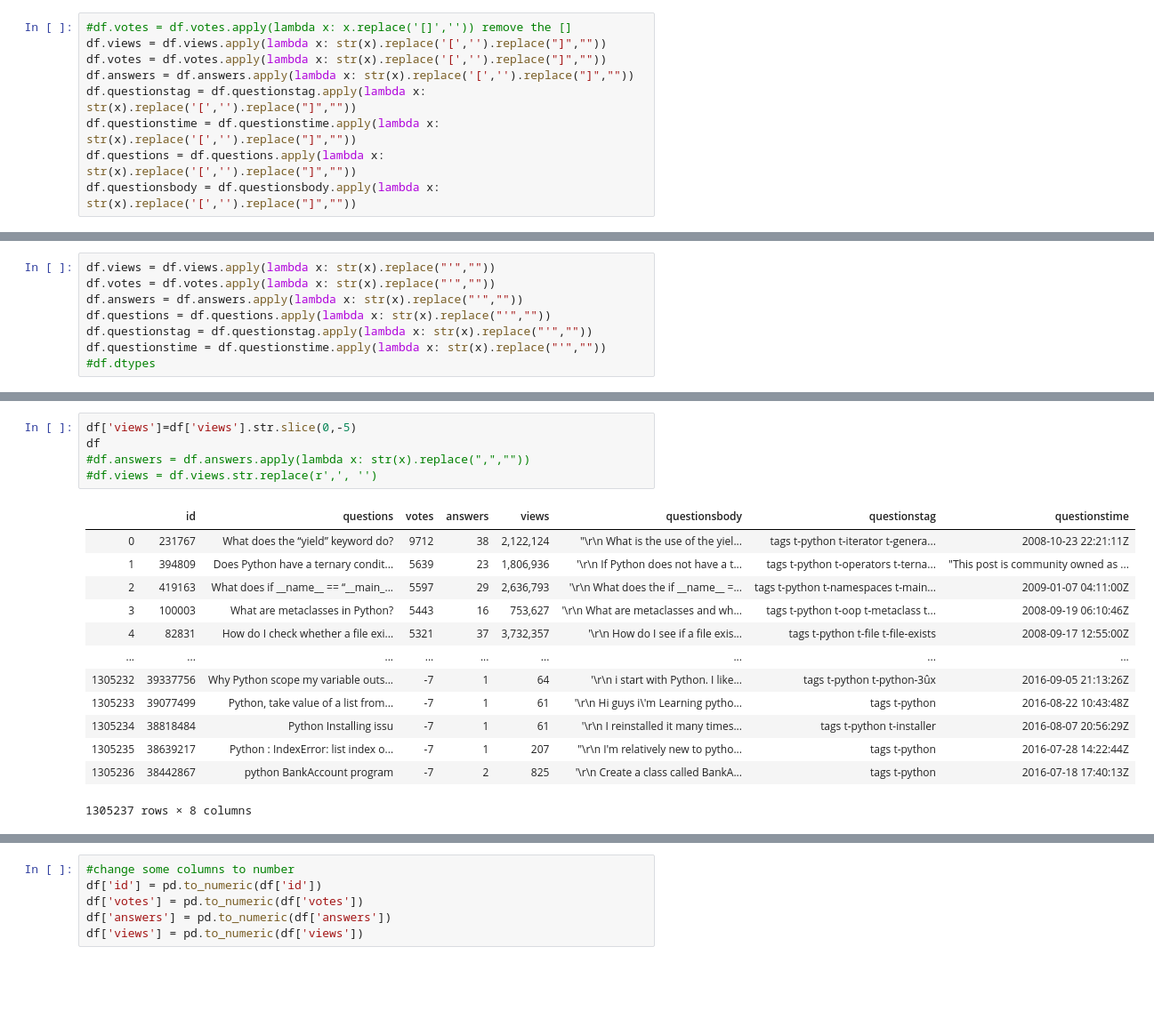
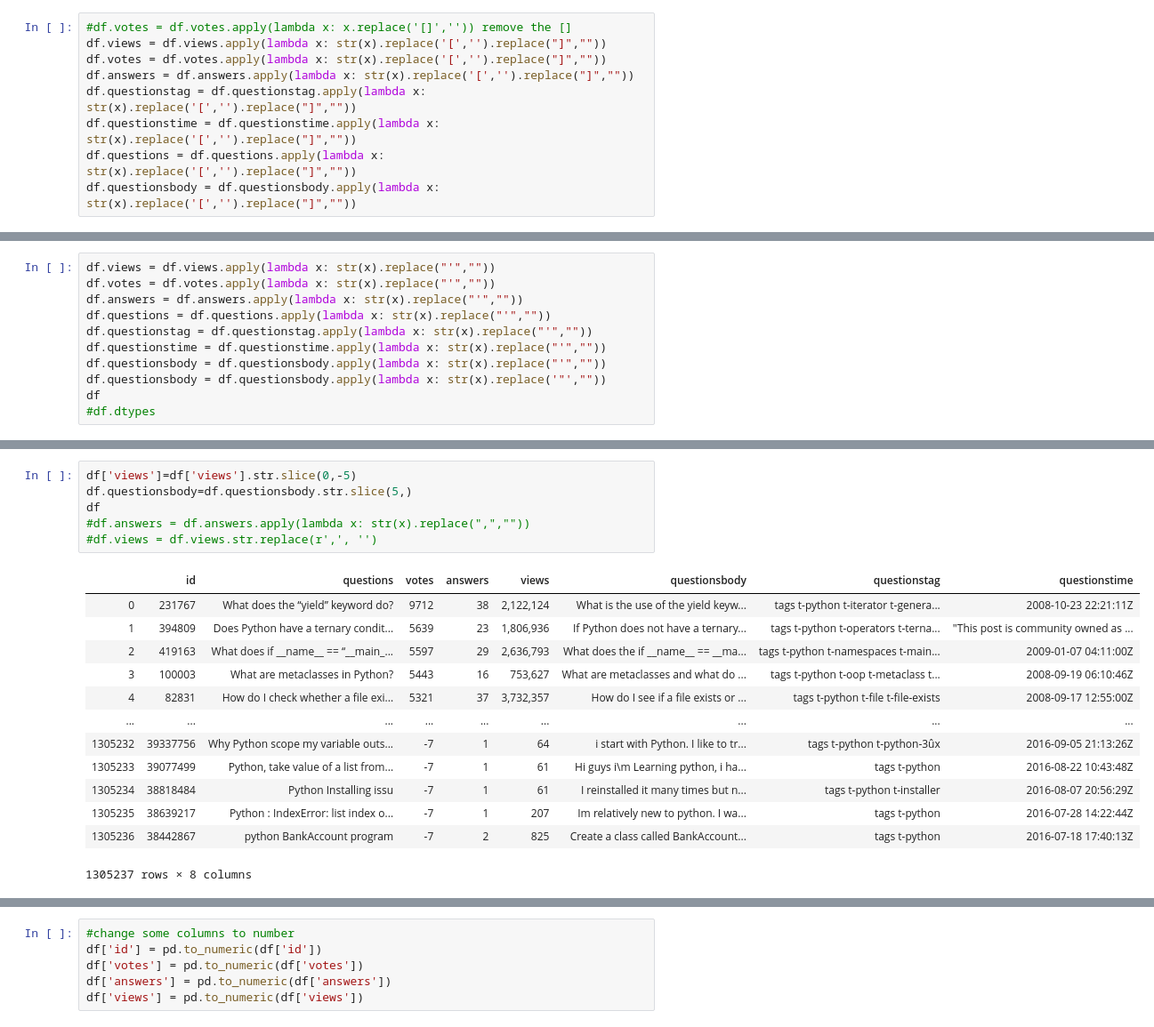
Before and after one commit to whisperccc/Stackoverflow-python-questions-crawl-and-analyse, a Jupyter notebook: pythonnew.ipynb, the cells around one changed output, grey strips where cells are left out. Shown at 89% size. Saved outputs shown, nothing was run; the diff lists cells and outputs as text; blank space fills up the shorter version.

```diff
--- a/pythonnew.ipynb
+++ b/pythonnew.ipynb
@@ -104,4 +91,7 @@ df.answers = df.answers.apply(lambda x: str(x).replace("'",""))
 df.questions = df.questions.apply(lambda x: str(x).replace("'",""))
 df.questionstag = df.questionstag.apply(lambda x: str(x).replace("'",""))
 df.questionstime = df.questionstime.apply(lambda x: str(x).replace("'",""))
+df.questionsbody = df.questionsbody.apply(lambda x: str(x).replace("'",""))
+df.questionsbody = df.questionsbody.apply(lambda x: str(x).replace('"',""))
+df
 #df.dtypes
@@ -108,21 +112,22 @@ df.questionstime = df.questionstime.apply(lambda x: str(x).replace("'",""))
 # %%
 df['views']=df['views'].str.slice(0,-5)
+df.questionsbody=df.questionsbody.str.slice(5,)
 df
 #df.answers = df.answers.apply(lambda x: str(x).replace(",",""))
 #df.views = df.views.str.replace(r',', '')
 # %% [output]
 |  | id | questions | votes | answers | views | questionsbody | questionstag | questionstime |
-| 0 | 231767 | What does the “yield” keyword do? | 9712 | 38 | 2,122,124 | "\r\n What is the use of the yiel... | tags t-python t-iterator t-genera... | 2008-10-23 22:21:11Z |
-| 1 | 394809 | Does Python have a ternary condit... | 5639 | 23 | 1,806,936 | '\r\n If Python does not have a t... | tags t-python t-operators t-terna... | "This post is community owned as ... |
-| 2 | 419163 | What does if __name__ == “__main_... | 5597 | 29 | 2,636,793 | '\r\n What does the if __name__ =... | tags t-python t-namespaces t-main... | 2009-01-07 04:11:00Z |
-| 3 | 100003 | What are metaclasses in Python? | 5443 | 16 | 753,627 | '\r\n What are metaclasses and wh... | tags t-python t-oop t-metaclass t... | 2008-09-19 06:10:46Z |
-| 4 | 82831 | How do I check whether a file exi... | 5321 | 37 | 3,732,357 | '\r\n How do I see if a file exis... | tags t-python t-file t-file-exists | 2008-09-17 12:55:00Z |
+| 0 | 231767 | What does the “yield” keyword do? | 9712 | 38 | 2,122,124 | What is the use of the yield keyw... | tags t-python t-iterator t-genera... | 2008-10-23 22:21:11Z |
+| 1 | 394809 | Does Python have a ternary condit... | 5639 | 23 | 1,806,936 | If Python does not have a ternary... | tags t-python t-operators t-terna... | "This post is community owned as ... |
+| 2 | 419163 | What does if __name__ == “__main_... | 5597 | 29 | 2,636,793 | What does the if __name__ == __ma... | tags t-python t-namespaces t-main... | 2009-01-07 04:11:00Z |
+| 3 | 100003 | What are metaclasses in Python? | 5443 | 16 | 753,627 | What are metaclasses and what do ... | tags t-python t-oop t-metaclass t... | 2008-09-19 06:10:46Z |
+| 4 | 82831 | How do I check whether a file exi... | 5321 | 37 | 3,732,357 | How do I see if a file exists or ... | tags t-python t-file t-file-exists | 2008-09-17 12:55:00Z |
 | ... | ... | ... | ... | ... | ... | ... | ... | ... |
-| 1305232 | 39337756 | Why Python scope my variable outs... | -7 | 1 | 64 | '\r\n i start with Python. I like... | tags t-python t-python-3ûx | 2016-09-05 21:13:26Z |
-| 1305233 | 39077499 | Python, take value of a list from... | -7 | 1 | 61 | '\r\n Hi guys i\'m Learning pytho... | tags t-python | 2016-08-22 10:43:48Z |
-| 1305234 | 38818484 | Python Installing issu | -7 | 1 | 61 | '\r\n I reinstalled it many times... | tags t-python t-installer | 2016-08-07 20:56:29Z |
-| 1305235 | 38639217 | Python : IndexError: list index o... | -7 | 1 | 207 | "\r\n I'm relatively new to pytho... | tags t-python | 2016-07-28 14:22:44Z |
-| 1305236 | 38442867 | python BankAccount program | -7 | 2 | 825 | '\r\n Create a class called BankA... | tags t-python | 2016-07-18 17:40:13Z |
+| 1305232 | 39337756 | Why Python scope my variable outs... | -7 | 1 | 64 | i start with Python. I like to tr... | tags t-python t-python-3ûx | 2016-09-05 21:13:26Z |
+| 1305233 | 39077499 | Python, take value of a list from... | -7 | 1 | 61 | Hi guys i\m Learning python, i ha... | tags t-python | 2016-08-22 10:43:48Z |
+| 1305234 | 38818484 | Python Installing issu | -7 | 1 | 61 | I reinstalled it many times but n... | tags t-python t-installer | 2016-08-07 20:56:29Z |
+| 1305235 | 38639217 | Python : IndexError: list index o... | -7 | 1 | 207 | Im relatively new to python. I wa... | tags t-python | 2016-07-28 14:22:44Z |
+| 1305236 | 38442867 | python BankAccount program | -7 | 2 | 825 | Create a class called BankAccount... | tags t-python | 2016-07-18 17:40:13Z |
 1305237 rows × 8 columns
 # %%
 #remove the "," in views
```
Also changed, not shown: parts of 38 cells of this notebook, 1 other file.
